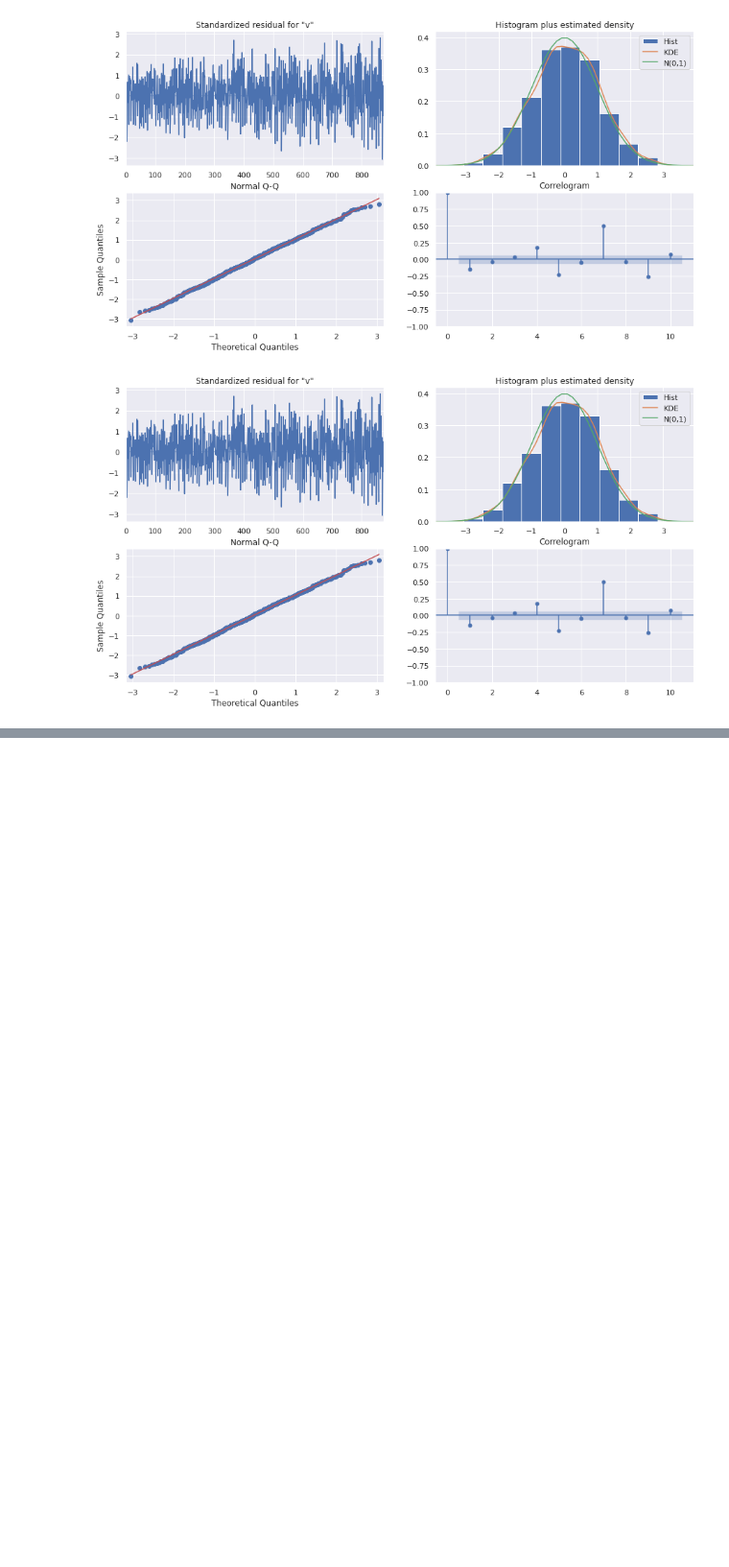
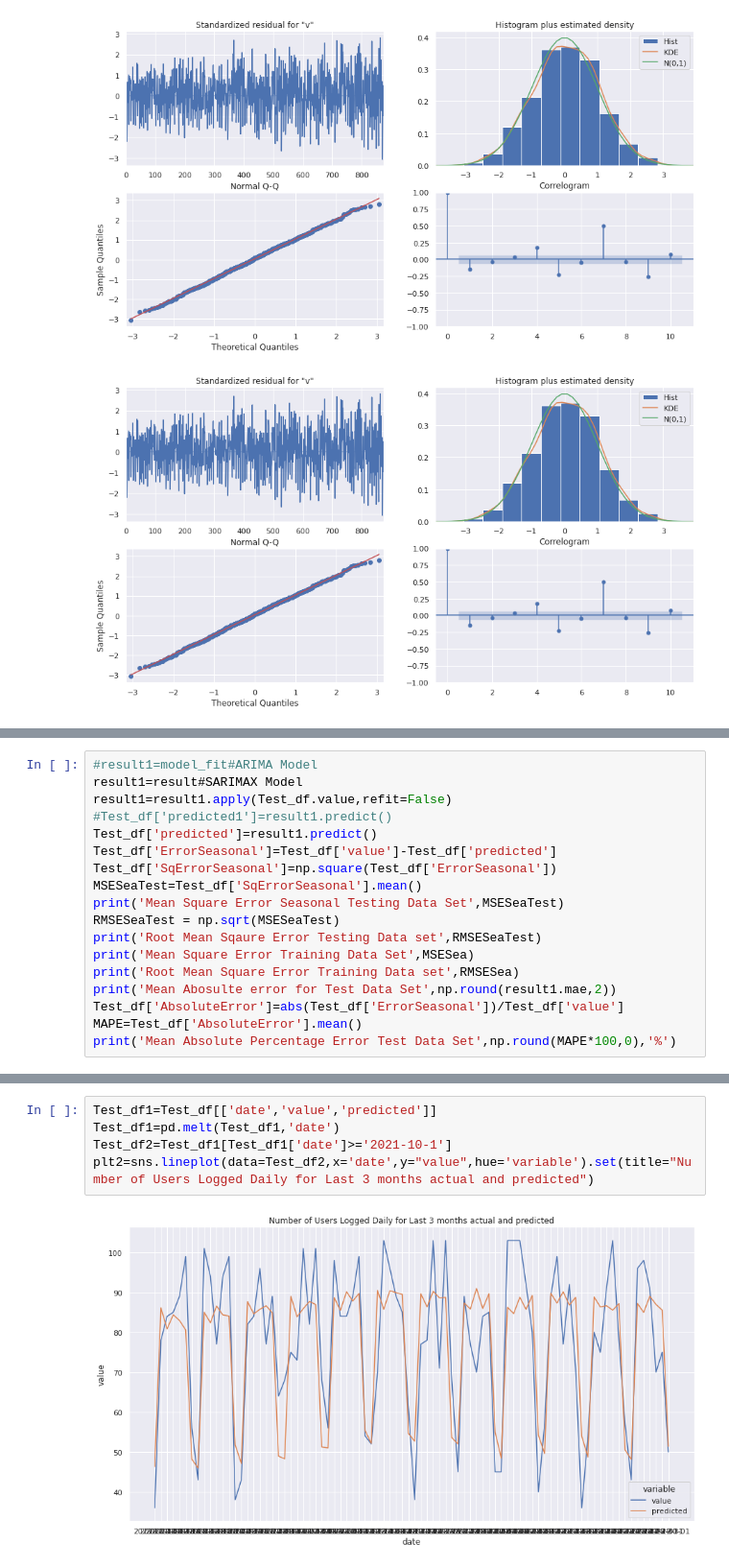
Before and after one commit to AnurAK1/UsrsLoginWeb, a Jupyter notebook: dailyuserslogin.ipynb, the cells around one changed output, grey strips where cells are left out. Shown at 96% size. Saved outputs shown, nothing was run; the diff lists cells and outputs as text; blank space fills up the shorter version.

Commit message:
Kaggle Notebook | DailyUsersLogin | Version 10

```diff
--- a/dailyuserslogin.ipynb
+++ b/dailyuserslogin.ipynb
@@ -184,0 +297,18 @@ model_fit.plot_diagnostics()
+# %%
+#result1=model_fit#ARIMA Model
+result1=result#SARIMAX Model
+result1=result1.apply(Test_df.value,refit=False)
+#Test_df['predicted1']=result1.predict()
+Test_df['predicted']=result1.predict()
+Test_df['ErrorSeasonal']=Test_df['value']-Test_df['predicted']
+Test_df['SqErrorSeasonal']=np.square(Test_df['ErrorSeasonal'])
+MSESeaTest=Test_df['SqErrorSeasonal'].mean()
+print('Mean Square Error Seasonal Testing Data Set',MSESeaTest)
+RMSESeaTest = np.sqrt(MSESeaTest)
+print('Root Mean Sqaure Error Testing Data set',RMSESeaTest)
+print('Mean Square Error Training Data Set',MSESea)
+print('Root Mean Square Error Training Data set',RMSESea)
+print('Mean Abosulte error for Test Data Set',np.round(result1.mae,2))
+Test_df['AbsoluteError']=abs(Test_df['ErrorSeasonal'])/Test_df['value']
+MAPE=Test_df['AbsoluteError'].mean()
+print('Mean Absolute Percentage Error Test Data Set',np.round(MAPE*100,0),'%')
@@ -184,0 +342,7 @@ model_fit.plot_diagnostics()
+# %%
+Test_df1=Test_df[['date','value','predicted']]
+Test_df1=pd.melt(Test_df1,'date')
+Test_df2=Test_df1[Test_df1['date']>='2021-10-1']
+plt2=sns.lineplot(data=Test_df2,x='date',y="value",hue='variable').set(title="Number of Users Logged Daily for Last 3 months actual and predicted")
+# %% [output]
+[figure, added]
```
Also changed, not shown: parts of 14 cells of this notebook.
